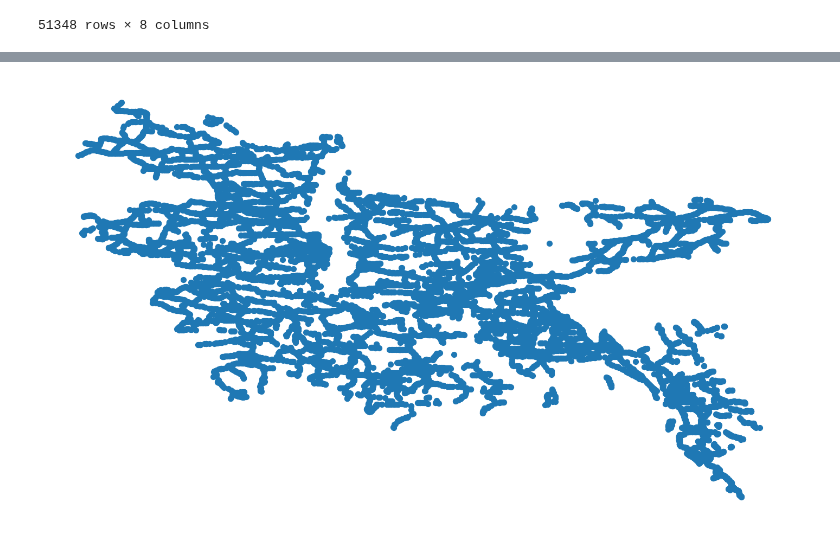
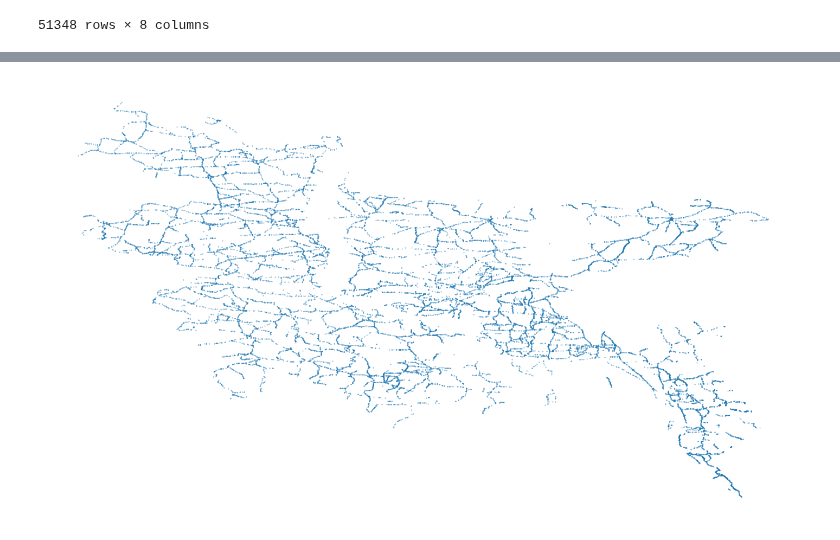
Before and after one commit to JulianvanRie/Advanced_Simulation_AS3, a Jupyter notebook: EPA133a-G2-A4/model/Sven_doet_dingen_A4.ipynb, the cells around one changed output, grey strips where cells are left out. Cells and saved outputs as stored; diff of their text form; code cells hidden in the pictures.

Commit message:
traffic csv + bridges + lon lat

```diff
--- a/EPA133a-G2-A4/model/Sven_doet_dingen_A4.ipynb
+++ b/EPA133a-G2-A4/model/Sven_doet_dingen_A4.ipynb
@@ -57,3 +56,15 @@ big_df.to_csv('../data/traffic_df.csv', index=False)
+# %%
+big_df['type'] = 'road'
+# Define a function to find all road names in the 'Name' column
+def find_roads(name):
+    # Regular expression to match the pattern described (roads starting with Z, N, or R followed by numbers)
+    road_pattern = re.compile(r'\b[ZNR]\d+\b')
+    # Find all matches in the name
+    found_roads = road_pattern.findall(name)
+    return found_roads
+
+# Apply the function to the 'Name' column to create a new column with the list of identified roads
+big_df['identified_roads'] = big_df['Name'].apply(find_roads)
 # %%
 bmms = pd.read_excel("../data/BMMS_overview.xlsx")
 # %%
@@ -88,13 +99,14 @@ bmms_subset.rename(columns={'road': 'base_road', 'chainage': 'Chainage', 'name':
 for col in big_df.columns:
     if col not in bmms_subset.columns:
         bmms_subset[col] = pd.NA
+bmms_subset['type'] = 'bridge'
 
 # Step 2: Use pd.concat to append bmms_subset as new rows to big_df
 # Note: Ensure the columns match or have been appropriately accounted for before concatenating
 combined_df = pd.concat([big_df, bmms_subset], ignore_index=True)
 
 # Now 'combined_df' contains the original rows from 'traffic_df' and new rows from 'bmms_subset'
-combined_df.head()
+combined_df
 # %% [output]
 |  | Road | Name | LRP | Offset | Chainage | LRP_2 | Offset_2 | Chainage_2 | (Km) | Heavy Truck | ... |
 | 0 | N1-1L | Jatrabari - Int.with Z1101 (Left)... | LRPS | 0 | 0.000 | LRPS | 822 | 0.822 | 0.822 | 402.0 | ... |
@@ -161,7 +179,8 @@ for index, row in combined_df.iterrows():
 # %%
 combined_df.to_csv('../data/traffic_df_with_bridges.csv', index=False)
 # %%
-combined_df
+df = combined_df.copy()
+df
 # %% [output]
 |  | Road | Name | LRP | Offset | Chainage | LRP_2 | Offset_2 | Chainage_2 | (Km) | Heavy Truck | ... |
 | 0 | N1-1L | Jatrabari - Int.with Z1101 (Left)... | LRPS | 0 | 0.000 | LRPS | 822 | 0.822 | 0.822 | 402.0 | ... |
@@ -178,0 +198,3 @@ combined_df
+# %%
+df_filtered = df[~df["Road"].str.contains("L", na=False)]
+df_filtered.to_csv('../data/traffic_df_with_bridges_and_intersections_onlyR.csv')
@@ -179,33 +217,33 @@ combined_df
 # %%
 import networkx as nx
 import matplotlib.pyplot as plt
 
 # Assuming combined_df is your DataFrame and it has 'lat' and 'lon' columns
-positions = {index: (row['lon'], row['lat']) for index, row in combined_df.iterrows()}
+positions = {index: (row['lon'], row['lat'], row['Name'], row['Road'], row['base_road']) for index, row in df_filtered.iterrows()}
 
 # Create a graph
 G = nx.Graph()
 
 # Add nodes with positions
 for node, pos in positions.items():
-    G.add_node(node, pos=pos)
+    G.add_node(node, pos=(pos[0], pos[1]), Name= pos[2], Road = pos[3], base_road = pos[4])
 
 # If you also want to connect nodes, you can add edges here
 # For example, to connect each node to its nearest neighbor (simplistic approach):
 # for i, node_i_pos in positions.items():
 #     closest_node, min_dist = None, float('inf')
 #     for j, node_j_pos in positions.items():
 #         if i != j:
 #             dist = ((node_i_pos[0] - node_j_pos[0])**2 + (node_i_pos[1] - node_j_pos[1])**2)**0.5
 #             if dist < min_dist:
 #                 closest_node, min_dist = j, dist
 #     G.add_edge(i, closest_node)
 
 # Extract positions from graph nodes for plotting
 pos = nx.get_node_attributes(G, 'pos')
 plt.figure(figsize=(14, 8))
 # Draw the graph
-nx.draw(G, pos, node_size=50)  # Adjust node_size for better visibility
+nx.draw(G, pos, node_size=0.1)  # Adjust node_size for better visibility
 plt.show()
 # %% [output]
-[figure, old version]
+[figure, new version]
```
Also changed, not shown: parts of 10 cells of this notebook, 3 other files.
